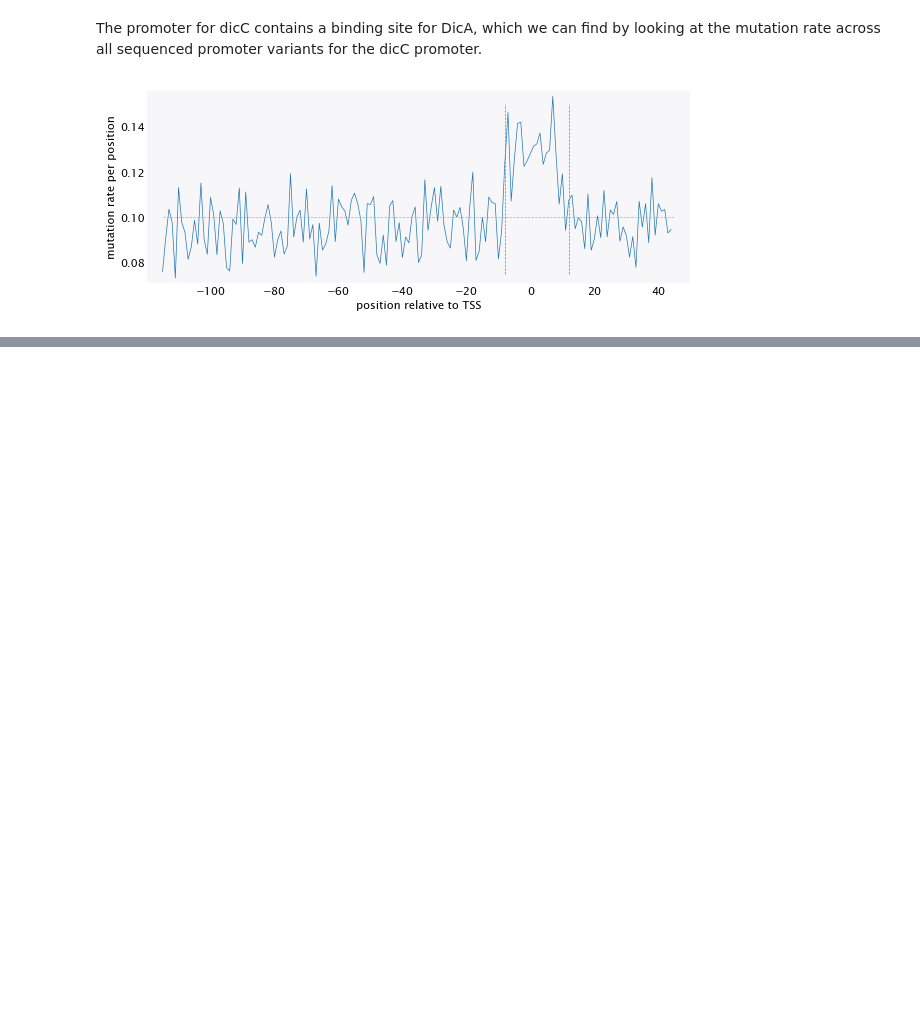
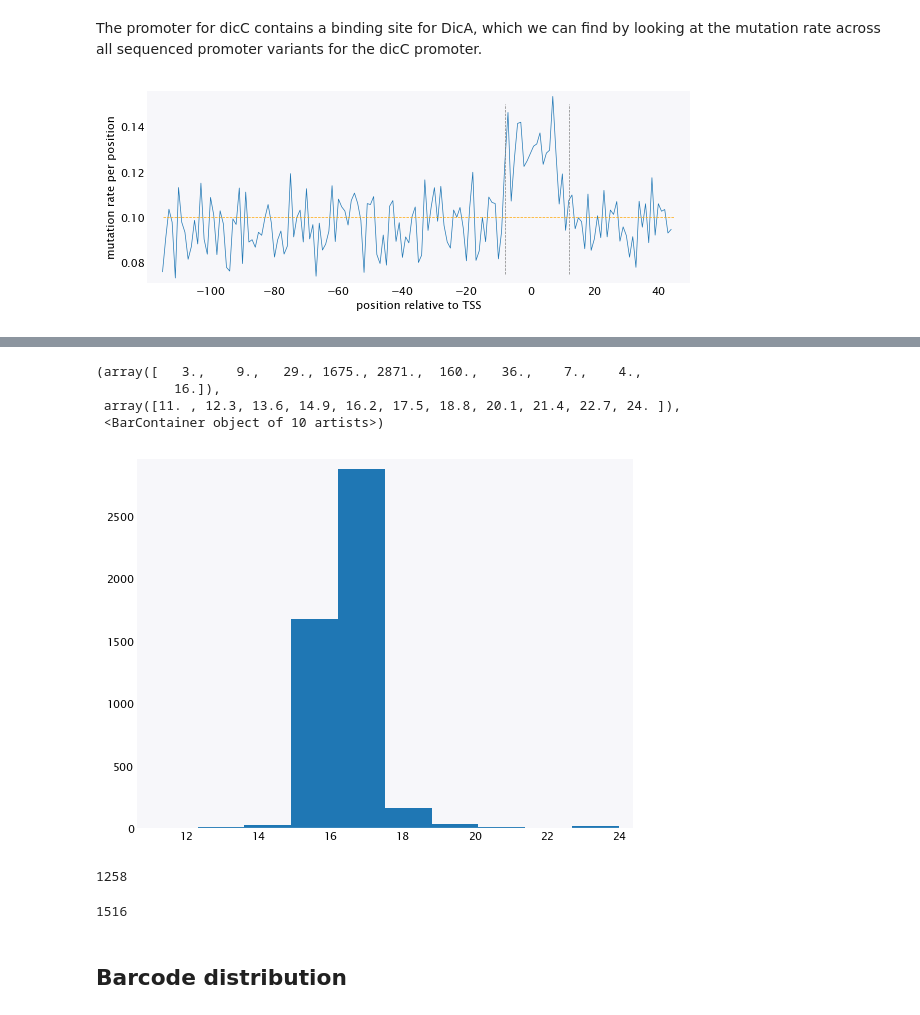
Before and after one commit to RPGroup-PBoC/reg-seq_env, a Jupyter notebook: code/analysis/sum_mapping.ipynb, the cells around one changed output, grey strips where cells are left out. Cells and saved outputs as stored; diff of their text form; code cells hidden in the pictures; blank space fills up the shorter version.

```diff
--- a/code/analysis/sum_mapping.ipynb
+++ b/code/analysis/sum_mapping.ipynb
@@ -61,0 +102,27 @@ fig.savefig('pdf_files/dicC_mutation_rate.pdf')
+# %%
+df_old = pd.read_csv("/Volumes/rp_lab_ext/1000_genes_ecoli/data/barcodes/20220514_mapping/100_per_gene/dicCp_barcodes.txt", names=['promoter', 'barcode', 'counts', 'name'])
+df_old = df_old[df_old['counts'] > 2]
+# %%
+n_mutations = [160 - np.sum([x == y for x, y in zip(list(seq), list(wt))]) for seq in df_old['promoter'].unique()]
+plt.hist(n_mutations)
+# %% [output]
+(array([   3.,    9.,   29., 1675., 2871.,  160.,   36.,    7.,    4.,
+          16.]),
+ array([11. , 12.3, 13.6, 14.9, 16.2, 17.5, 18.8, 20.1, 21.4, 22.7, 24. ]),
+ <BarContainer object of 10 artists>)
+[figure, added]
+# %%
+min_rows = 3
+
+df_filtered = df_old.groupby("promoter").filter(
+    lambda g: len(g) > min_rows
+)
+df_filtered['promoter'].nunique()
+# %% [output]
+1258
+# %%
+df_filtered['promoter'].nunique()
+# %% [output]
+1516
+# %% [markdown]
+## Barcode distribution
```
Also changed, not shown: parts of 10 cells of this notebook, 7 other files.
